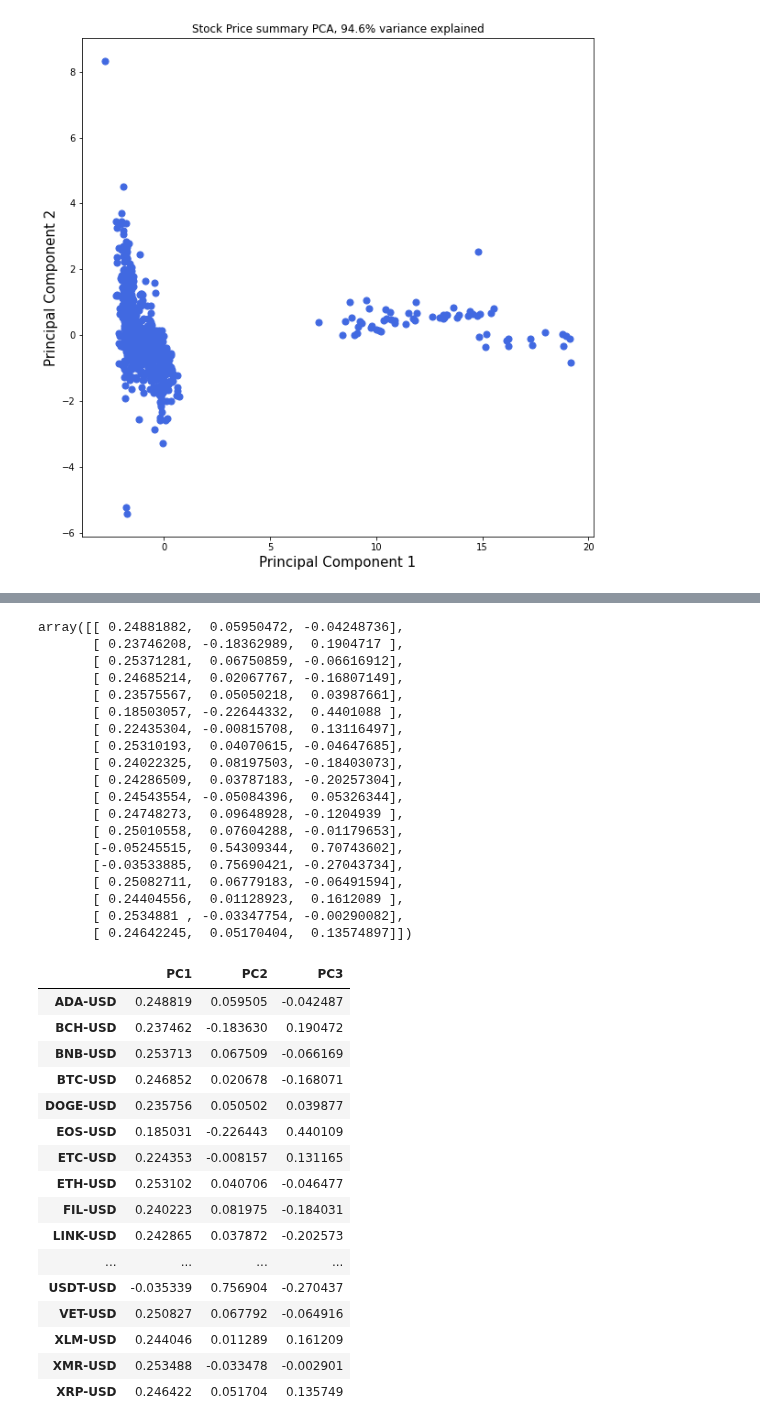
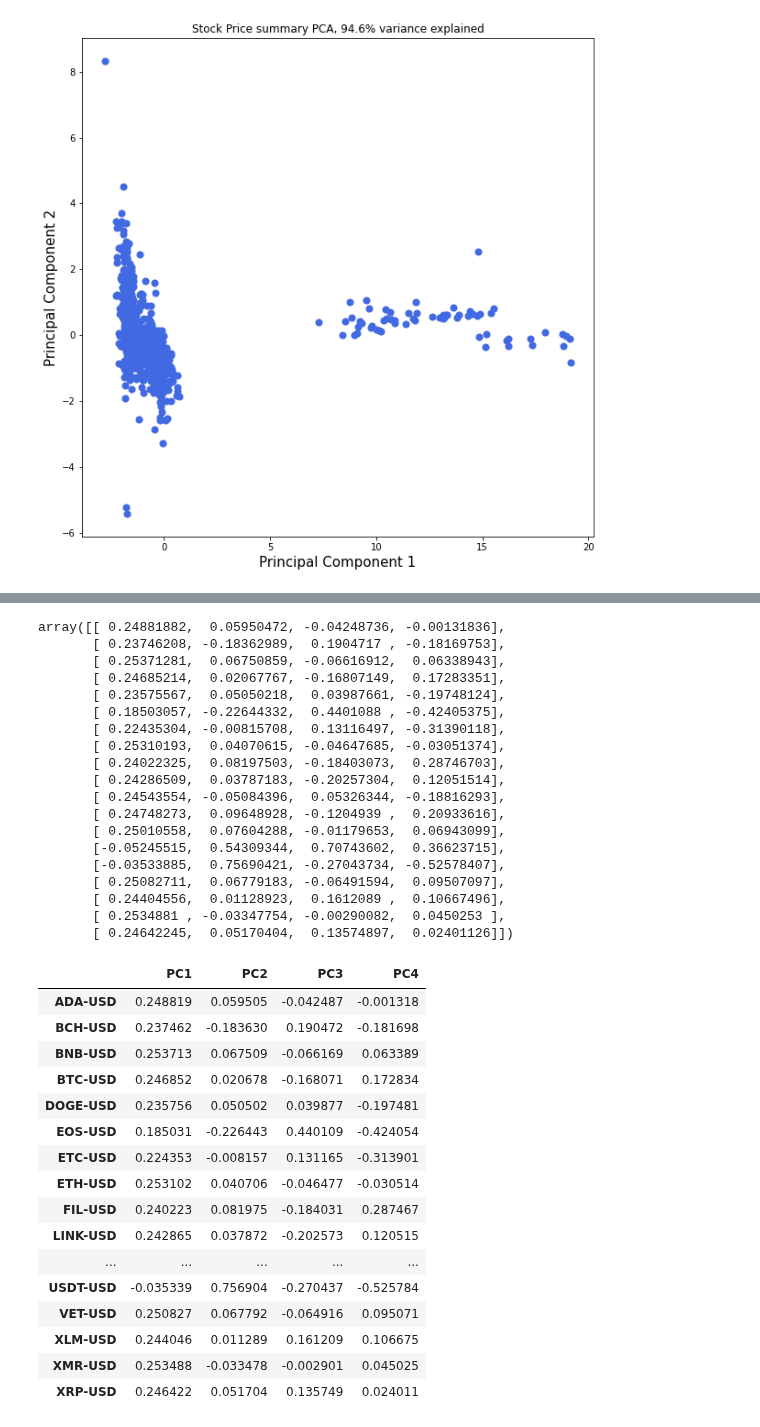
Before and after one commit to kenneykwan/Springboard, a Jupyter notebook: Capstone2-CCI30Index/Capstone 2 CCI30 Index - EDA.ipynb, the cells around one changed output, grey strips where cells are left out. Cells and saved outputs as stored; diff of their text form; code cells hidden in the pictures.

```diff
--- a/Capstone2-CCI30Index/Capstone 2 CCI30 Index - EDA.ipynb
+++ b/Capstone2-CCI30Index/Capstone 2 CCI30 Index - EDA.ipynb
@@ -217,50 +217,50 @@ pca_dataset
 #Loading Analysis for our PCA
 from sklearn import decomposition
 from sklearn.preprocessing import scale
-pca = PCA(n_components=3).fit(stock_scaled)
+pca_loading = PCA(n_components=4).fit(stock_scaled)
 # %%
-pca.components_.T
+pca_loading.components_.T
 # %% [output]
-array([[ 0.24881882,  0.05950472, -0.04248736],
-       [ 0.23746208, -0.18362989,  0.1904717 ],
-       [ 0.25371281,  0.06750859, -0.06616912],
-       [ 0.24685214,  0.02067767, -0.16807149],
-       [ 0.23575567,  0.05050218,  0.03987661],
-       [ 0.18503057, -0.22644332,  0.4401088 ],
-       [ 0.22435304, -0.00815708,  0.13116497],
-       [ 0.25310193,  0.04070615, -0.04647685],
-       [ 0.24022325,  0.08197503, -0.18403073],
-       [ 0.24286509,  0.03787183, -0.20257304],
-       [ 0.24543554, -0.05084396,  0.05326344],
-       [ 0.24748273,  0.09648928, -0.1204939 ],
-       [ 0.25010558,  0.07604288, -0.01179653],
-       [-0.05245515,  0.54309344,  0.70743602],
-       [-0.03533885,  0.75690421, -0.27043734],
-       [ 0.25082711,  0.06779183, -0.06491594],
-       [ 0.24404556,  0.01128923,  0.1612089 ],
-       [ 0.2534881 , -0.03347754, -0.00290082],
-       [ 0.24642245,  0.05170404,  0.13574897]])
+array([[ 0.24881882,  0.05950472, -0.04248736, -0.00131836],
+       [ 0.23746208, -0.18362989,  0.1904717 , -0.18169753],
+       [ 0.25371281,  0.06750859, -0.06616912,  0.06338943],
+       [ 0.24685214,  0.02067767, -0.16807149,  0.17283351],
+       [ 0.23575567,  0.05050218,  0.03987661, -0.19748124],
+       [ 0.18503057, -0.22644332,  0.4401088 , -0.42405375],
+       [ 0.22435304, -0.00815708,  0.13116497, -0.31390118],
+       [ 0.25310193,  0.04070615, -0.04647685, -0.03051374],
+       [ 0.24022325,  0.08197503, -0.18403073,  0.28746703],
+       [ 0.24286509,  0.03787183, -0.20257304,  0.12051514],
+       [ 0.24543554, -0.05084396,  0.05326344, -0.18816293],
+       [ 0.24748273,  0.09648928, -0.1204939 ,  0.20933616],
+       [ 0.25010558,  0.07604288, -0.01179653,  0.06943099],
+       [-0.05245515,  0.54309344,  0.70743602,  0.36623715],
+       [-0.03533885,  0.75690421, -0.27043734, -0.52578407],
+       [ 0.25082711,  0.06779183, -0.06491594,  0.09507097],
+       [ 0.24404556,  0.01128923,  0.1612089 ,  0.10667496],
+       [ 0.2534881 , -0.03347754, -0.00290082,  0.0450253 ],
+       [ 0.24642245,  0.05170404,  0.13574897,  0.02401126]])
 # %%
-loadings = pd.DataFrame(pca.components_.T, columns=['PC1', 'PC2','PC3'], index=stock_prices.columns)
+loadings = pd.DataFrame(pca_loading.components_.T, columns=['PC1', 'PC2','PC3','PC4'], index=stock_prices.columns)
 loadings
 # %% [output]
-|  | PC1 | PC2 | PC3 |
-| ADA-USD | 0.248819 | 0.059505 | -0.042487 |
-| BCH-USD | 0.237462 | -0.183630 | 0.190472 |
-| BNB-USD | 0.253713 | 0.067509 | -0.066169 |
-| BTC-USD | 0.246852 | 0.020678 | -0.168071 |
-| DOGE-USD | 0.235756 | 0.050502 | 0.039877 |
-| EOS-USD | 0.185031 | -0.226443 | 0.440109 |
-| ETC-USD | 0.224353 | -0.008157 | 0.131165 |
-| ETH-USD | 0.253102 | 0.040706 | -0.046477 |
-| FIL-USD | 0.240223 | 0.081975 | -0.184031 |
-| LINK-USD | 0.242865 | 0.037872 | -0.202573 |
-| ... | ... | ... | ... |
-| USDT-USD | -0.035339 | 0.756904 | -0.270437 |
-| VET-USD | 0.250827 | 0.067792 | -0.064916 |
-| XLM-USD | 0.244046 | 0.011289 | 0.161209 |
-| XMR-USD | 0.253488 | -0.033478 | -0.002901 |
-| XRP-USD | 0.246422 | 0.051704 | 0.135749 |
+|  | PC1 | PC2 | PC3 | PC4 |
+| ADA-USD | 0.248819 | 0.059505 | -0.042487 | -0.001318 |
+| BCH-USD | 0.237462 | -0.183630 | 0.190472 | -0.181698 |
+| BNB-USD | 0.253713 | 0.067509 | -0.066169 | 0.063389 |
+| BTC-USD | 0.246852 | 0.020678 | -0.168071 | 0.172834 |
+| DOGE-USD | 0.235756 | 0.050502 | 0.039877 | -0.197481 |
+| EOS-USD | 0.185031 | -0.226443 | 0.440109 | -0.424054 |
+| ETC-USD | 0.224353 | -0.008157 | 0.131165 | -0.313901 |
+| ETH-USD | 0.253102 | 0.040706 | -0.046477 | -0.030514 |
+| FIL-USD | 0.240223 | 0.081975 | -0.184031 | 0.287467 |
+| LINK-USD | 0.242865 | 0.037872 | -0.202573 | 0.120515 |
+| ... | ... | ... | ... | ... |
+| USDT-USD | -0.035339 | 0.756904 | -0.270437 | -0.525784 |
+| VET-USD | 0.250827 | 0.067792 | -0.064916 | 0.095071 |
+| XLM-USD | 0.244046 | 0.011289 | 0.161209 | 0.106675 |
+| XMR-USD | 0.253488 | -0.033478 | -0.002901 | 0.045025 |
+| XRP-USD | 0.246422 | 0.051704 | 0.135749 | 0.024011 |
 # %%
 #Biplot of PCA
 
```
Also changed, not shown: parts of 2 cells of this notebook.
